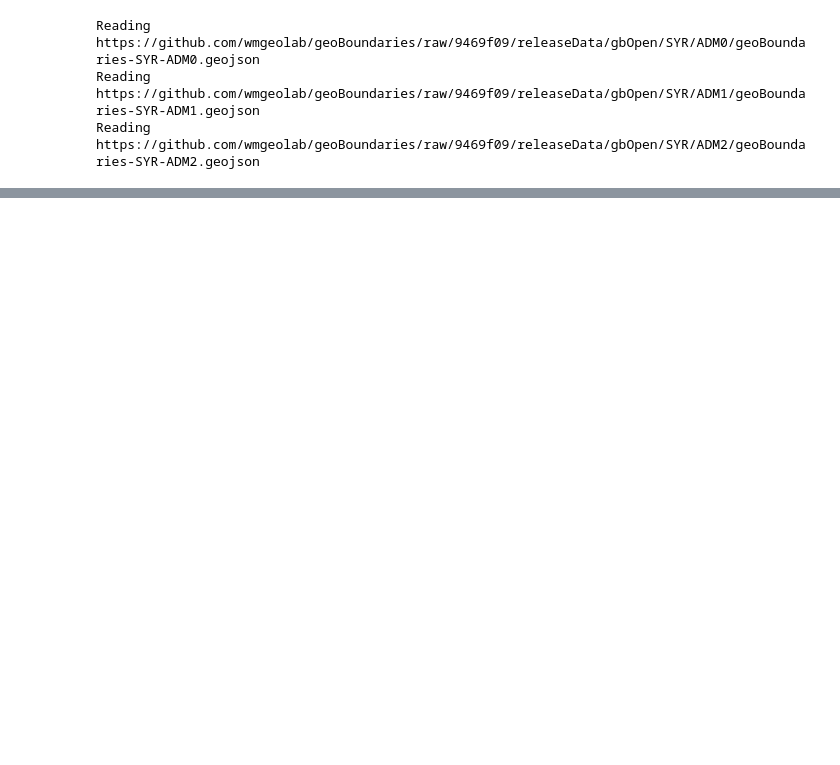
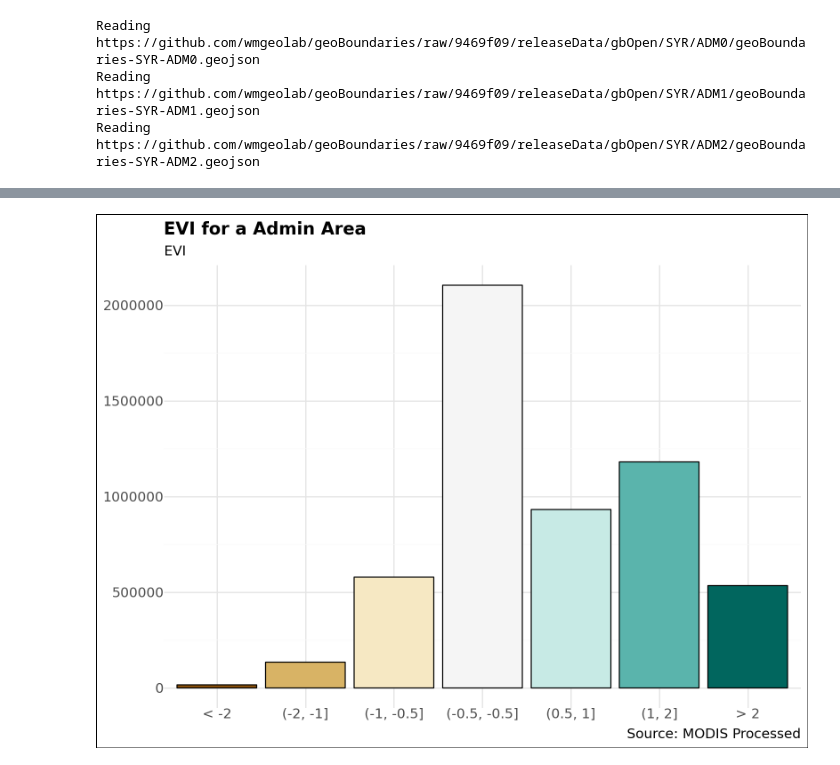
Before and after one commit to datapartnership/syria-economic-monitor, a Jupyter notebook: notebooks/vegetation-conditions/evi_timeseries.ipynb, the cells around one changed output, grey strips where cells are left out. Cells and saved outputs as stored; diff of their text form; code cells hidden in the pictures; blank space fills up the shorter version.

Commit message:
cleaning up notebooks for review

```diff
--- a/notebooks/vegetation-conditions/evi_timeseries.ipynb
+++ b/notebooks/vegetation-conditions/evi_timeseries.ipynb
@@ -483,3 +697,3 @@ Data variables:
 # %%
-ds_zscore["EVI"].rio.write_nodata(np.nan, inplace=True)
-ds_zscore["EVI"].rio.to_raster("C:\\Users\\ishaa\\OneDrive\\Desktop\\DataLab\\Syria\\syria-economic-monitor\\notebooks\\vegetation-conditions\\zcore_dea_2023_09.tif")
+ds_zscore["veg_index"].rio.write_nodata(np.nan, inplace=True)
+ds_zscore["veg_index"].rio.to_raster("zcore_syr_2024_03.tif")
@@ -487,0 +883,2 @@ MissingSpatialDimensionError: y dimension not found. 'rio.set_spatial_dims()' or
+# %%
+font = "Liberation Sans"
@@ -487,0 +896,34 @@ MissingSpatialDimensionError: y dimension not found. 'rio.set_spatial_dims()' or
+# %%
+# fig, ax = plt.subplots()
+import logging
+logging.getLogger('matplotlib.font_manager').setLevel(logging.ERROR)
+from mizani.formatters import percent_format
+
+
+(
+    ggplot(df2, aes(x="zscore_bin", y="count", fill="zscore_bin"))
+    + geom_bar(alpha=1, stat="identity", color="black")  #  fill='#006d2c'
+    + labs(
+        x="",
+        subtitle="EVI",
+        title="EVI for a Admin Area",
+        y="",
+        caption="Source: MODIS Processed",
+    )
+    + theme_minimal()
+    + theme(
+        plot_background=element_rect(fill="white"),
+        figure_size=(8, 6),
+        text=element_text(family=font, size=11),
+        plot_title=element_text(family=font, size=14, weight="bold"),
+        # axis_text_x=element_text(rotation=45),
+        legend_position="none",
+    )
+    + scale_fill_brewer(type="div", palette="BrBG", direction=1)
+    # + scale_fill_brewer(type='div', palette="RdYlGn", direction=1)
+    # + scale_x_datetime(breaks=date_breaks("1 month"), labels=date_format("%m"))
+    # + scale_y_continuous(labels=percent_format())
+    # + theme(legend_position='bottom')
+)
+# %% [output]
+[figure, added]
```
Also changed, not shown: parts of 100 cells of this notebook, 12 other files.
